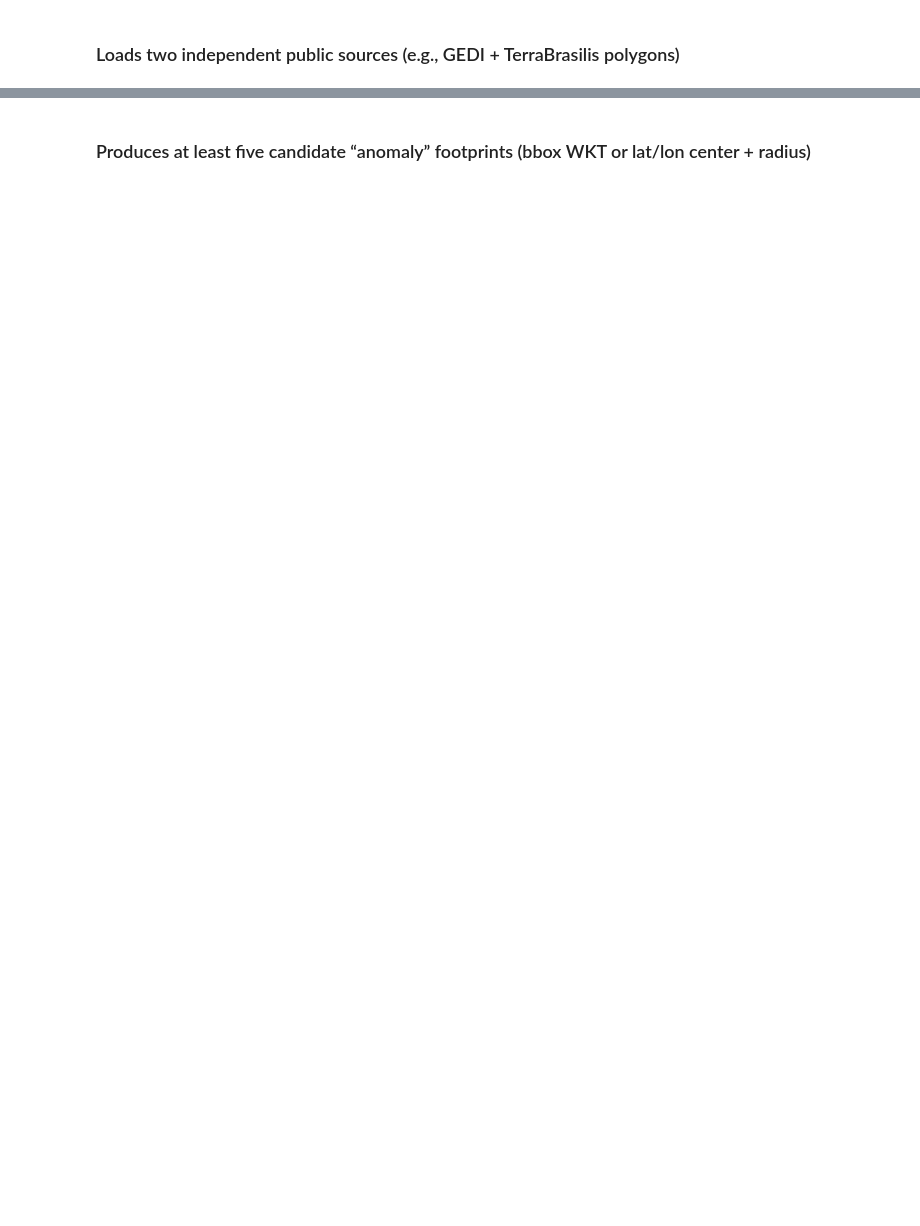
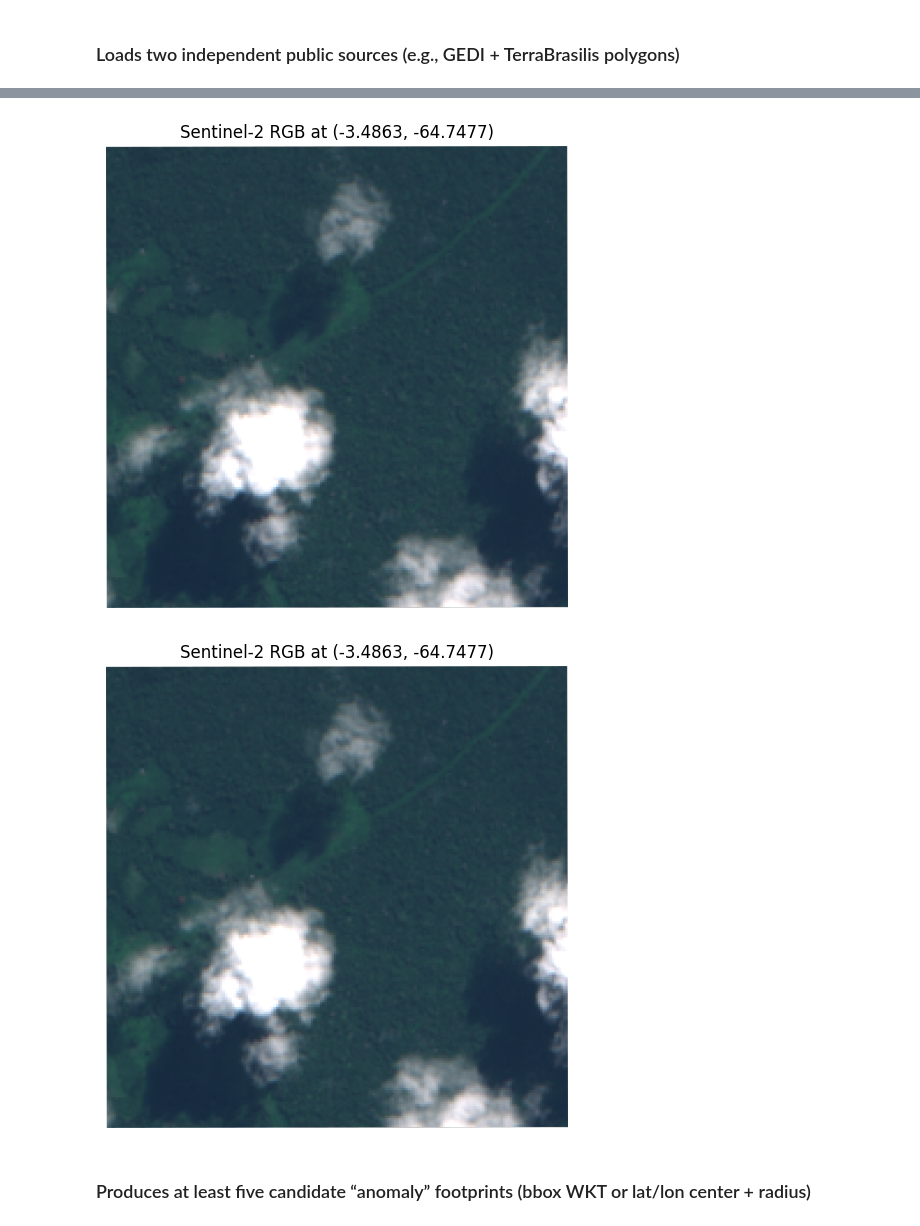
Before and after one commit to koehlepe/openai-to-z-challenge, a Jupyter notebook: 01-checkpoint-1.ipynb, the cells around one changed output, grey strips where cells are left out. Cells and saved outputs as stored; diff of their text form; code cells hidden in the pictures; blank space fills up the shorter version.

```diff
--- a/01-checkpoint-1.ipynb
+++ b/01-checkpoint-1.ipynb
@@ -213,2 +253,12 @@ plt.show()
+# %%
+# Example usage
+visualize_sentinel2(
+    lat=-3.4863,
+    lon=-64.7477,
+    max_cloud_coverage=20
+)
+# %% [output]
+[figure, added]
+[figure, added]
 # %% [markdown]
 ### Produces at least five candidate “anomaly” footprints (bbox WKT or lat/lon center + radius)
```
Also changed, not shown: parts of 4 cells of this notebook.
